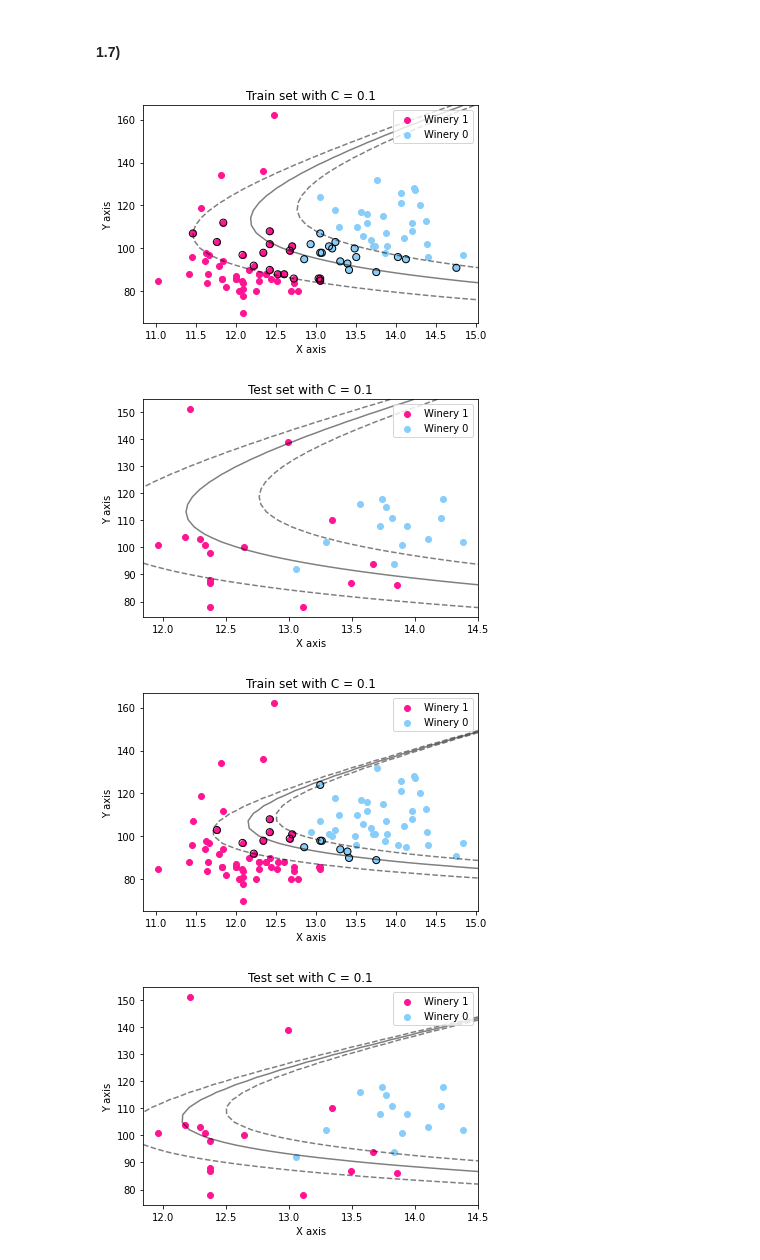
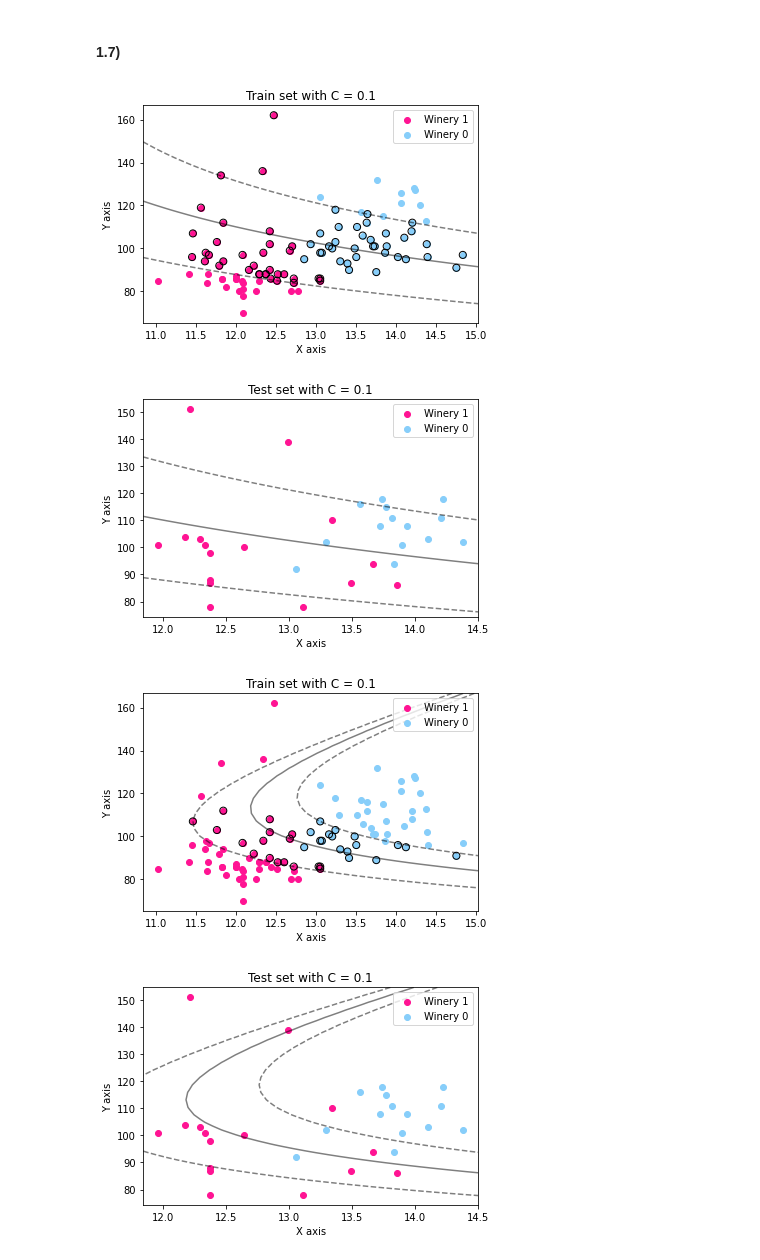
Before and after one commit to OfekGlick/Homework, a Jupyter notebook: ML/ML_EX_2.ipynb, the cells around one changed output. Drawn from its saved outputs; the diff is of its cells as text; code cells hidden in the pictures.

```diff
--- a/ML/ML_EX_2.ipynb
+++ b/ML/ML_EX_2.ipynb
@@ -113,7 +115,7 @@ for c in C:
     ax.scatter(val_df1['alcohol'],val_df1['magnesium'], marker='o',color='deeppink', label = "Winery 1")
     ax.scatter(val_df0['alcohol'],val_df0['magnesium'], marker='o',color='lightskyblue', label = "Winery 0")
 
-    plt.title('Test set with C = '+str(c))
+    plt.title('Validation set with C = '+str(c))
     ax.legend()
     plt.xlabel("X axis")
     plt.ylabel("Y axis")
@@ -198,41 +198,41 @@ DISCUSS WITH RONI
 # %% [markdown]
 #### 1.7)
 # %%
-for i in [5,8]:
+for i in [3,5]:
     model = SVC(kernel='poly', degree=i, C=1)
     model.fit(train_df[['alcohol', 'magnesium']], train_df['target'])
 
     train_df1 = train_df[train_df['target'] == 1]
     train_df0 = train_df[train_df['target'] == 0]
 
     colormap = np.array(['deeppink', 'lightskyblue'])
 
     fig,ax = plt.subplots()
     ax.scatter(train_df1['alcohol'],train_df1['magnesium'], marker='o',color='deeppink', label = "Winery 1")
     ax.scatter(train_df0['alcohol'],train_df0['magnesium'], marker='o',color='lightskyblue', label = "Winery 0")
 
     ax.legend()
     plt.title('Train set with C = '+str(c))
     plt.xlabel("X axis")
     plt.ylabel("Y axis")
     plot_svc_decision_function(model)
 
     val_df1 = val_df[val_df['target'] == 1]
     val_df0 = val_df[val_df['target'] == 0]
 
     colormap = np.array(['deeppink', 'lightskyblue'])
 
     fig,ax = plt.subplots()
     ax.scatter(val_df1['alcohol'],val_df1['magnesium'], marker='o',color='deeppink', label = "Winery 1")
     ax.scatter(val_df0['alcohol'],val_df0['magnesium'], marker='o',color='lightskyblue', label = "Winery 0")
 
     plt.title('Test set with C = '+str(c))
     ax.legend()
     plt.xlabel("X axis")
     plt.ylabel("Y axis")
     plot_svc_decision_function(model, plot_support= False)
 # %% [output]
-[figure, old version]
+[figure, new version]
-[figure, old version]
+[figure, new version]
-[figure, old version]
+[figure, new version]
-[figure, old version]
+[figure, new version]
```
Also changed, not shown: parts of 5 cells of this notebook, 2 other files.
